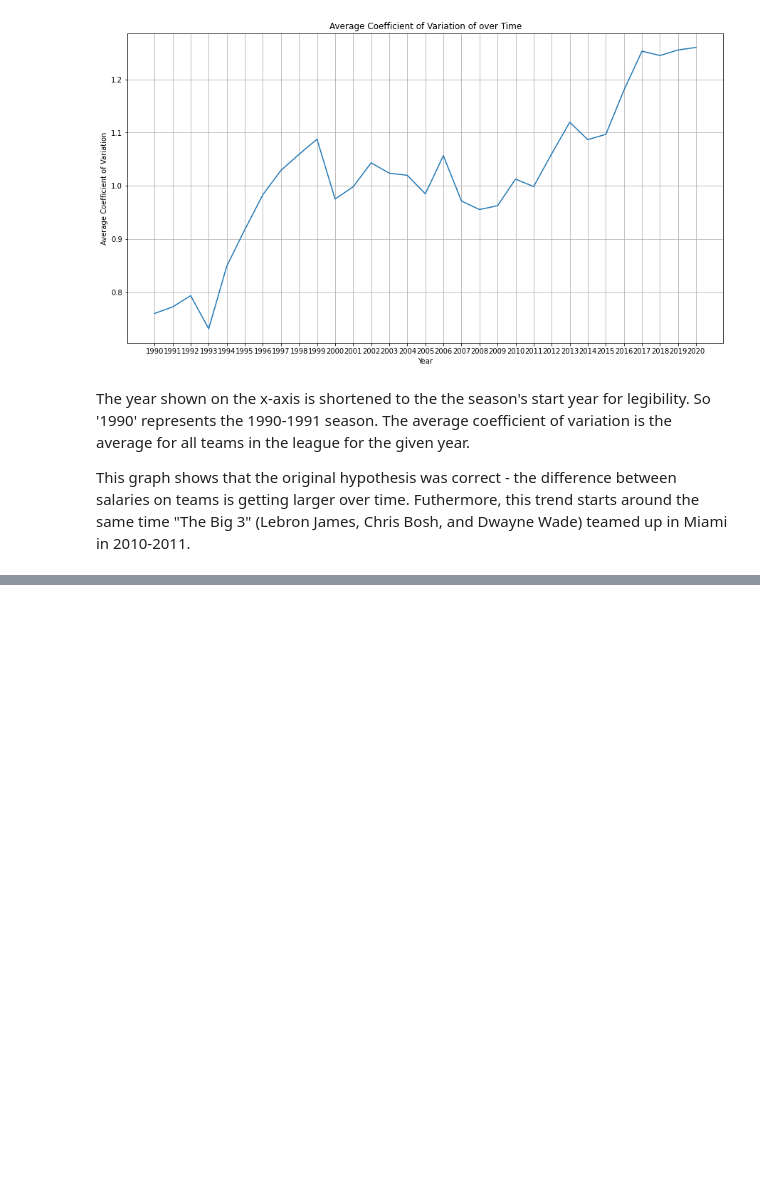
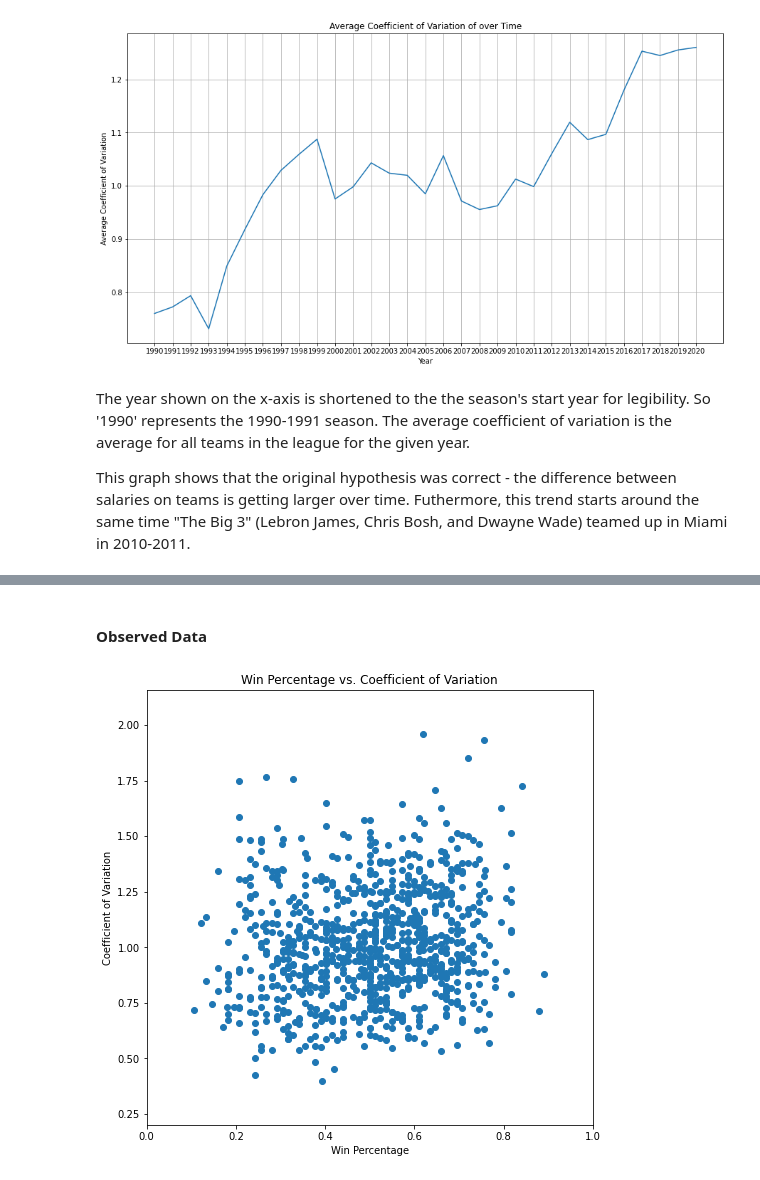
Before and after one commit to BlairCurrey/nba-salary-distribution, a Jupyter notebook: nba.ipynb, the cells around one changed output, grey strips where cells are left out. Saved outputs shown, nothing was run; the diff lists cells and outputs as text; code cells hidden in the pictures; blank space fills up the shorter version.

```diff
--- a/nba.ipynb
+++ b/nba.ipynb
@@ -268,0 +506,6 @@ def getSalaries(data, year, team):
+# %%
+#testing Standings/WinPercentages
+nbaSalaryData = loadData()
+s = Standings(nbaSalaryData)
+df = s.winPercentages.dataFrame()
+df
@@ -386,0 +738,9 @@ standings[["TeamCity", "TeamName", "WinPCT"]]
+# %%
+from scipy.stats import pearsonr
+
+# Exclude ongoing season
+winPcts = allWinPct(nbaSalaryData, excludeMostRecentYear=True)
+rsds = allRSD(nbaSalaryData, excludeMostRecentYear=True)
+
+correlation, p = pearsonr(winPcts, rsds)
+print(correlation, p)
@@ -386,0 +751,20 @@ standings[["TeamCity", "TeamName", "WinPCT"]]
+# %%
+import matplotlib.pyplot as plt
+
+def plotWinRSD(nbaSalaryData, winPcts, rsds, title):
+    plt.rcParams['figure.figsize'] = [8, 8]
+    plt.scatter(winPcts, rsds)
+    step = highRSD(nbaSalaryData) / 10 # 10% of high
+    ymi = lowRSD(nbaSalaryData) - step
+    yma = highRSD(nbaSalaryData) + step
+    plt.axis(xmin=0, xmax=1, ymin=ymi, ymax=yma)
+    plt.title(title)
+    plt.xlabel("Win Percentage")
+    plt.ylabel("Coefficient of Variation")
+    plt.show
+# %% [markdown]
+#### Observed Data
+# %%
+plotWinRSD(nbaSalaryData, winPcts, rsds, "Win Percentage vs. Coefficient of Variation")
+# %% [output]
+[figure, added]
```
Also changed, not shown: parts of 89 cells of this notebook, 7 other files.
